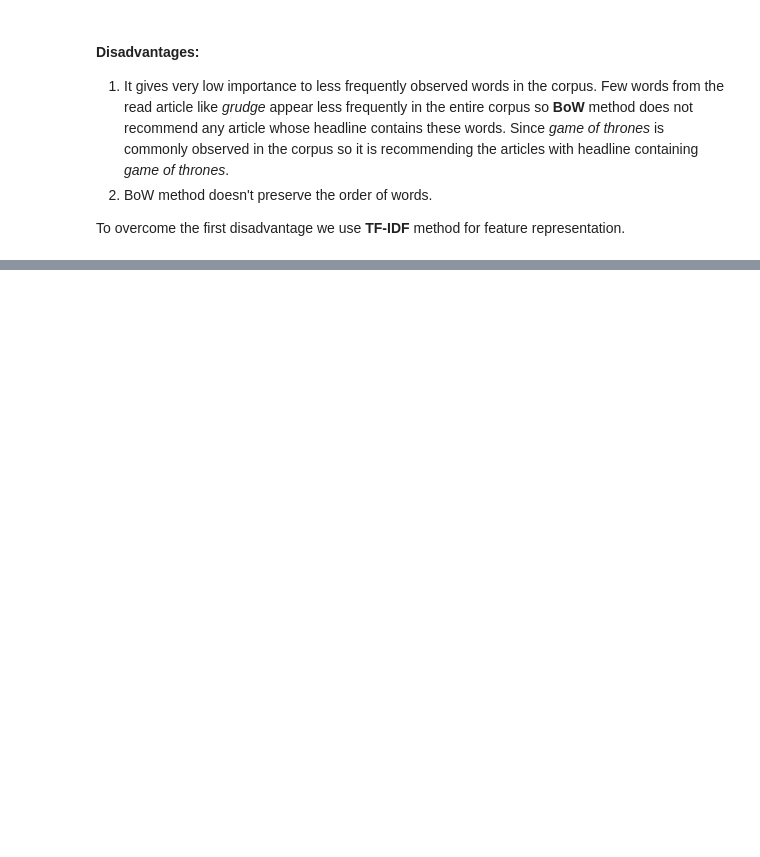
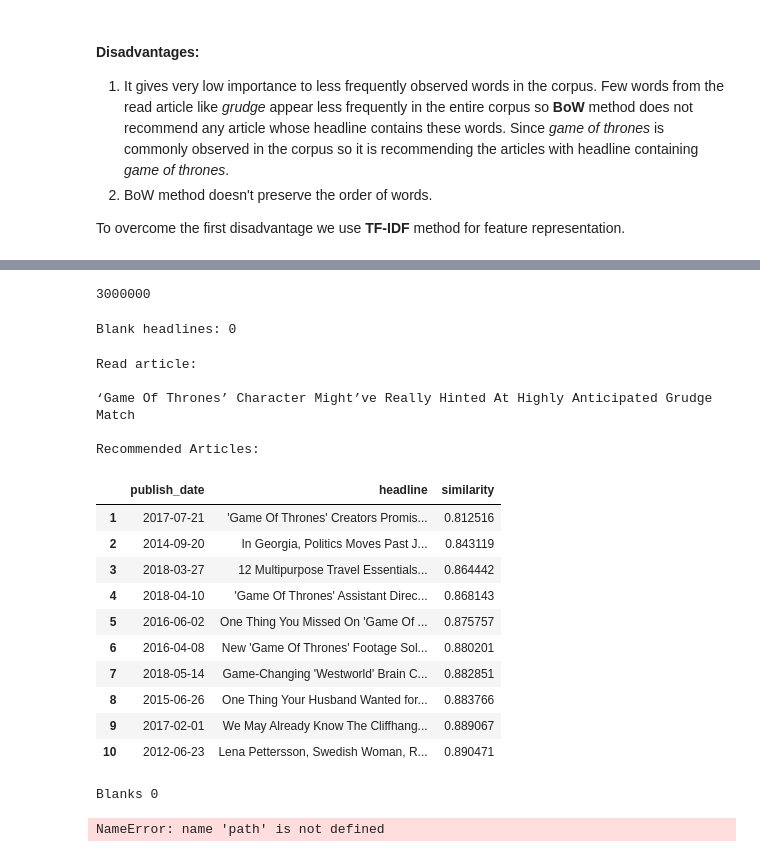
Before and after one commit to prajwaln/news-recommender, a Jupyter notebook: news-recommender.ipynb, the cells around one changed output, grey strips where cells are left out. Saved outputs shown, nothing was run; the diff lists cells and outputs as text; code cells hidden in the pictures; blank space fills up the shorter version.

```diff
--- a/news-recommender.ipynb
+++ b/news-recommender.ipynb
@@ -396,0 +584,74 @@ To overcome the first disadvantage we use **TF-IDF** method for feature represen
+# %%
+vocabulary = model.vocab
+print(len(vocabulary))
+
+w2v_headline = []
+blanks = 0
+
+for headline in news_data['headline']:
+    if headline == '':
+        blanks += 1
+        continue
+    w2v_word = np.zeros(300, dtype='float32')
+    for word in headline.split():
+        if word in vocabulary:
+            w2v_word = np.add(w2v_word, model[word])
+#     if len(headline.split()) == 0:
+#         print("Zero")
+#         print("Headline:", headline)
+#         break
+    w2v_word = np.divide(w2v_word, len(headline.split()))
+    w2v_headline.append(w2v_word)
+w2v_headline = np.array(w2v_headline)
+# %% [output]
+3000000
+# %%
+print("Blank headlines:", blanks)
+# %% [output]
+Blank headlines: 0
+# %%
+def w2v_recommend(article_index, num_recommendations):
+
+    dist = pairwise_distances(w2v_headline, w2v_headline[article_index].reshape(1, -1))
+    indices = np.argsort(dist.ravel())[0:num_recommendations] # flattening array
+
+    df = pd.DataFrame(
+            {
+                'publish_date': news_data_orig['date'][indices].values,
+                'headline': news_data_orig['headline'][indices].values,
+                'similarity': dist[indices].ravel()
+            }
+        )
+
+    print('Read article: \n\n{}\n'.format(news_data_orig['headline'][indices[0]]))
+    print('Recommended Articles:')
+
+    return df.iloc[1:,]
+# %%
+w2v_recommend(133,11)
+# %% [output]
+Read article:
+
+‘Game Of Thrones’ Character Might’ve Really Hinted At Highly Anticipated Grudge Match
+
+Recommended Articles:
+|  | publish_date | headline | similarity |
+| 1 | 2017-07-21 | 'Game Of Thrones' Creators Promis... | 0.812516 |
+| 2 | 2014-09-20 | In Georgia, Politics Moves Past J... | 0.843119 |
+| 3 | 2018-03-27 | 12 Multipurpose Travel Essentials... | 0.864442 |
+| 4 | 2018-04-10 | 'Game Of Thrones' Assistant Direc... | 0.868143 |
+| 5 | 2016-06-02 | One Thing You Missed On 'Game Of ... | 0.875757 |
+| 6 | 2016-04-08 | New 'Game Of Thrones' Footage Sol... | 0.880201 |
+| 7 | 2018-05-14 | Game-Changing 'Westworld' Brain C... | 0.882851 |
+| 8 | 2015-06-26 | One Thing Your Husband Wanted for... | 0.883766 |
+| 9 | 2017-02-01 | We May Already Know The Cliffhang... | 0.889067 |
+| 10 | 2012-06-23 | Lena Pettersson, Swedish Woman, R... | 0.890471 |
+# %%
+blanks = 0
+for headline in news_data['headline']:
+    if headline == '':
+        blanks += 1
+
+print("Blanks", blanks)
+# %% [output]
+Blanks 0
@@ -396,0 +664,4 @@ To overcome the first disadvantage we use **TF-IDF** method for feature represen
+# %%
+model = KeyedVectors.load_word2vec_format(path, binary=True)
+# %% [output]
+NameError: name 'path' is not defined
```
Also changed, not shown: parts of 50 cells of this notebook.
